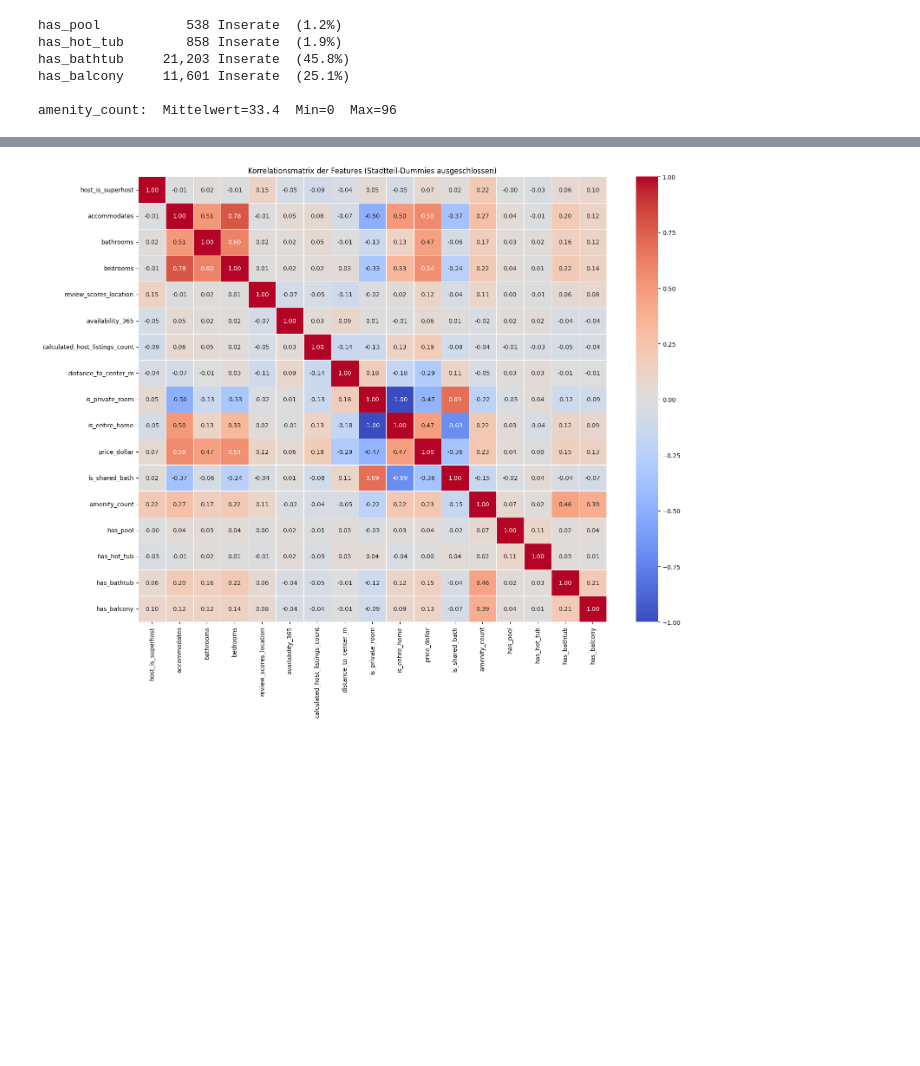
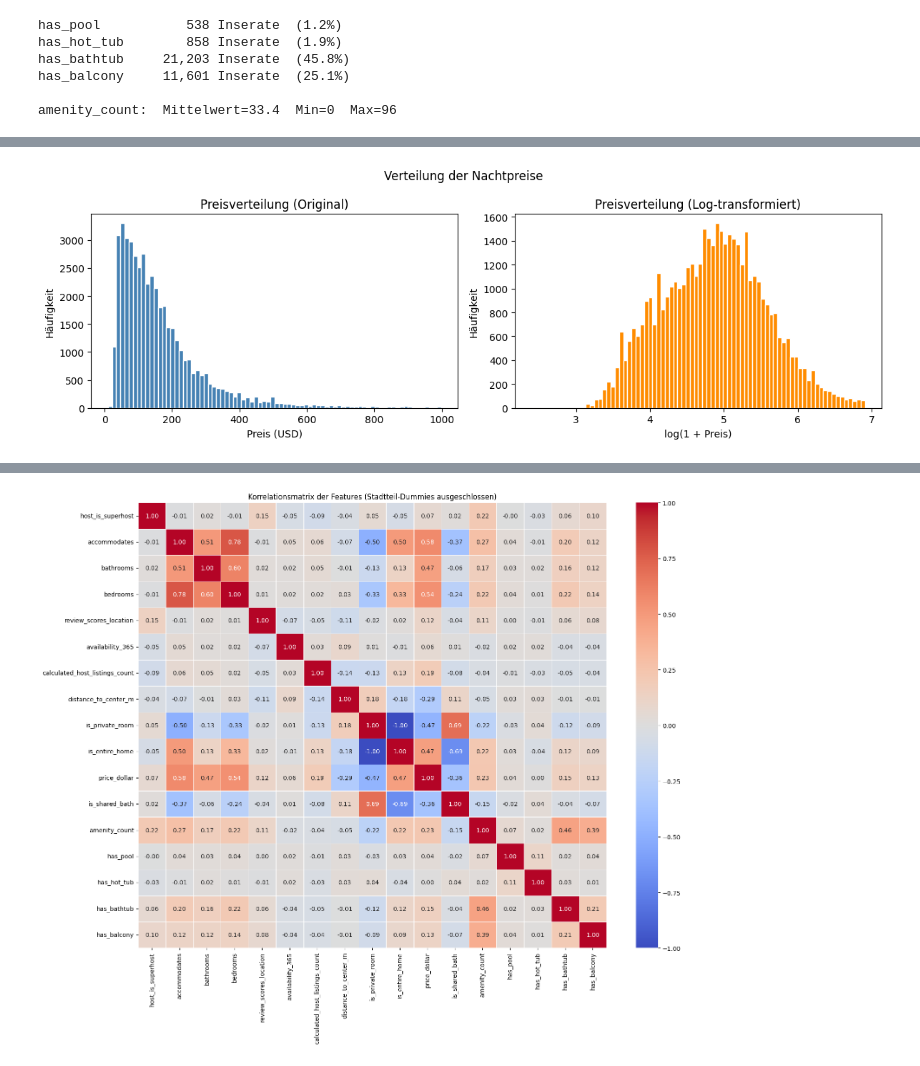
Before and after one commit to pa19duxu/AirbnbPrices, a Jupyter notebook: Prediction.ipynb, the cells around one changed output, grey strips where cells are left out. Drawn from its saved outputs; the diff is of its cells as text; code cells hidden in the pictures; blank space fills up the shorter version.

```diff
--- a/Prediction.ipynb
+++ b/Prediction.ipynb
@@ -262,0 +308,18 @@ amenity_count:  Mittelwert=33.4  Min=0  Max=96
+# %%
+fig, axes = plt.subplots(1, 2, figsize=(12, 4))
+
+axes[0].hist(df['price_dollar'], bins=80, color='steelblue', edgecolor='white')
+axes[0].set_xlabel('Preis (USD)')
+axes[0].set_ylabel('Häufigkeit')
+axes[0].set_title('Preisverteilung (Original)')
+
+axes[1].hist(np.log1p(df['price_dollar']), bins=80, color='darkorange', edgecolor='white')
+axes[1].set_xlabel('log(1 + Preis)')
+axes[1].set_ylabel('Häufigkeit')
+axes[1].set_title('Preisverteilung (Log-transformiert)')
+
+plt.suptitle('Verteilung der Nachtpreise')
+plt.tight_layout()
+plt.show()
+# %% [output]
+[figure, added]
```
Also changed, not shown: parts of 25 cells of this notebook.
